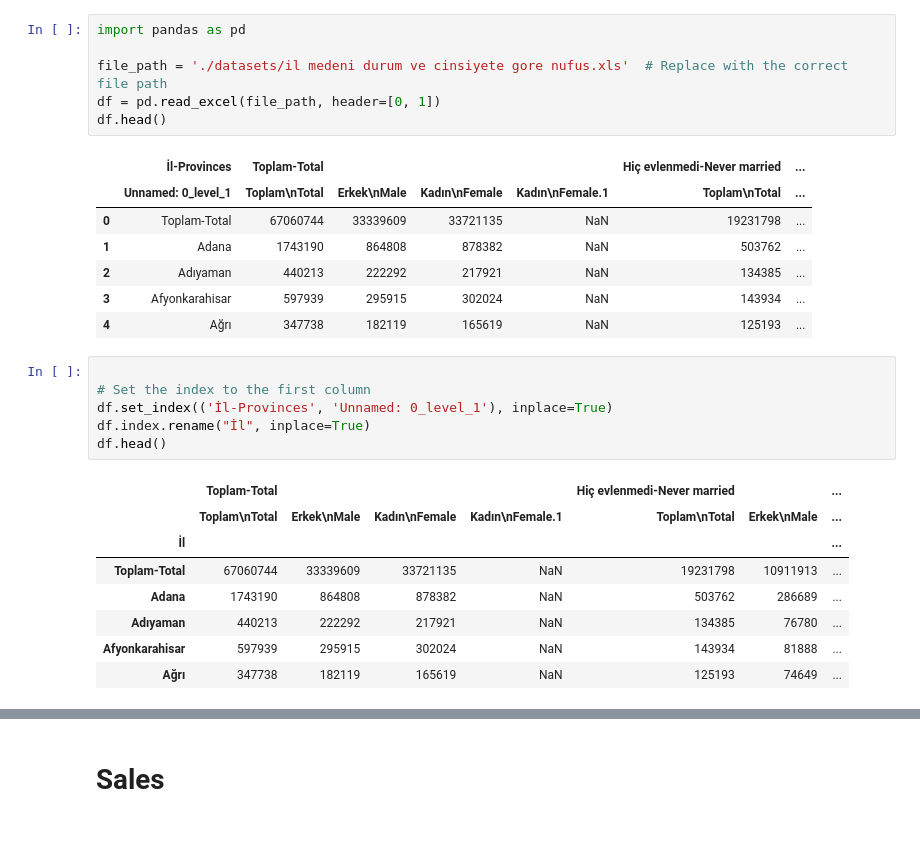
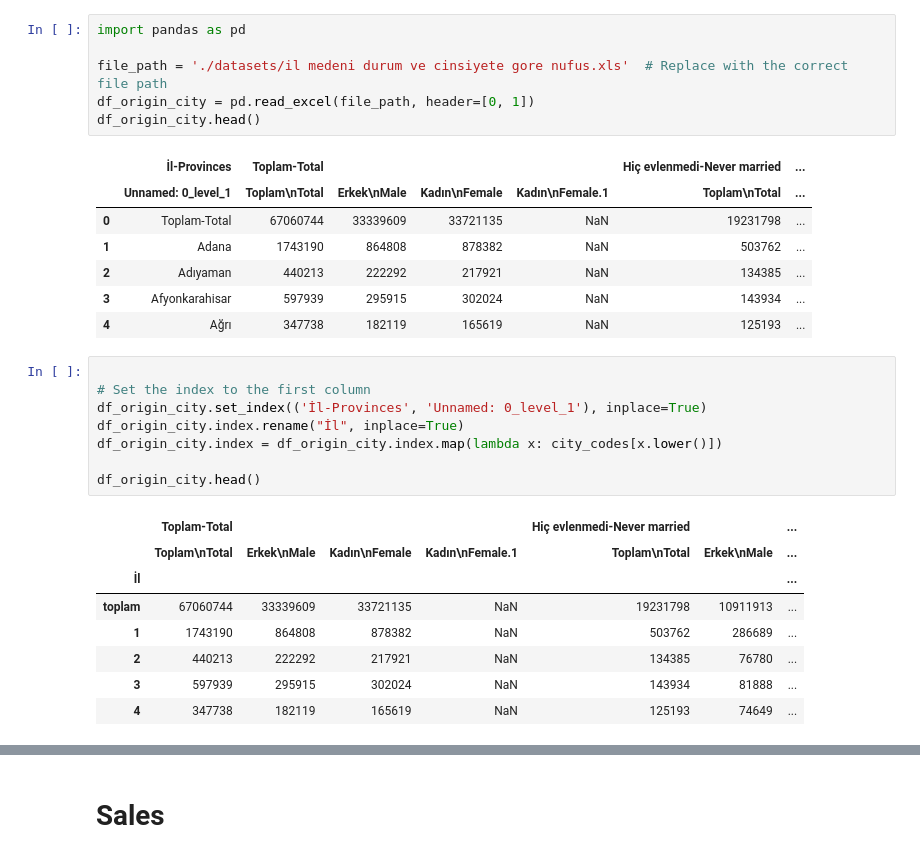
Before and after one commit to Zakerous76/analythings-viz-2-fastAPI-integration, a Jupyter notebook: plotly-py-viz-fastapi/developement.ipynb, the cells around one changed output, grey strips where cells are left out. Drawn from its saved outputs; the diff is of its cells as text.

Commit message:
population based on origin city done

```diff
--- a/plotly-py-viz-fastapi/developement.ipynb
+++ b/plotly-py-viz-fastapi/developement.ipynb
@@ -15,8 +15,8 @@ import json
 import pandas as pd
 
 file_path = './datasets/il medeni durum ve cinsiyete gore nufus.xls'  # Replace with the correct file path
-df = pd.read_excel(file_path, header=[0, 1])
-df.head()
+df_origin_city = pd.read_excel(file_path, header=[0, 1])
+df_origin_city.head()
 # %% [output]
 |  | İl-Provinces | Toplam-Total |  |  |  | Hiç evlenmedi-Never married | ... |
 |  | Unnamed: 0_level_1 | Toplam\nTotal | Erkek\nMale | Kadın\nFemale | Kadın\nFemale.1 | Toplam\nTotal | ... |
@@ -28,15 +28,17 @@ df.head()
 # %%
 
 # Set the index to the first column
-df.set_index(('İl-Provinces', 'Unnamed: 0_level_1'), inplace=True)
-df.index.rename("İl", inplace=True)
-df.head()
+df_origin_city.set_index(('İl-Provinces', 'Unnamed: 0_level_1'), inplace=True)
+df_origin_city.index.rename("İl", inplace=True)
+df_origin_city.index = df_origin_city.index.map(lambda x: city_codes[x.lower()])
+
+df_origin_city.head()
 # %% [output]
 |  | Toplam-Total |  |  |  | Hiç evlenmedi-Never married |  | ... |
 |  | Toplam\nTotal | Erkek\nMale | Kadın\nFemale | Kadın\nFemale.1 | Toplam\nTotal | Erkek\nMale | ... |
 | İl |  |  |  |  |  |  | ... |
-| Toplam-Total | 67060744 | 33339609 | 33721135 | NaN | 19231798 | 10911913 | ... |
-| Adana | 1743190 | 864808 | 878382 | NaN | 503762 | 286689 | ... |
-| Adıyaman | 440213 | 222292 | 217921 | NaN | 134385 | 76780 | ... |
-| Afyonkarahisar | 597939 | 295915 | 302024 | NaN | 143934 | 81888 | ... |
-| Ağrı | 347738 | 182119 | 165619 | NaN | 125193 | 74649 | ... |
+| toplam | 67060744 | 33339609 | 33721135 | NaN | 19231798 | 10911913 | ... |
+| 1 | 1743190 | 864808 | 878382 | NaN | 503762 | 286689 | ... |
+| 2 | 440213 | 222292 | 217921 | NaN | 134385 | 76780 | ... |
+| 3 | 597939 | 295915 | 302024 | NaN | 143934 | 81888 | ... |
+| 4 | 347738 | 182119 | 165619 | NaN | 125193 | 74649 | ... |
```
Also changed, not shown: parts of 13 cells of this notebook, 3 other files.
